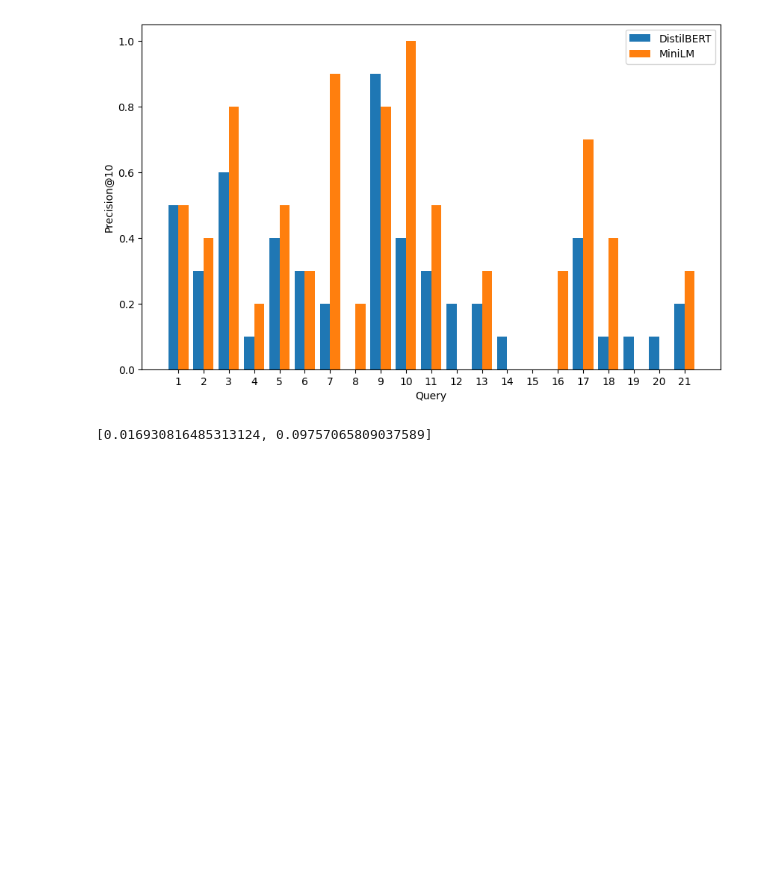
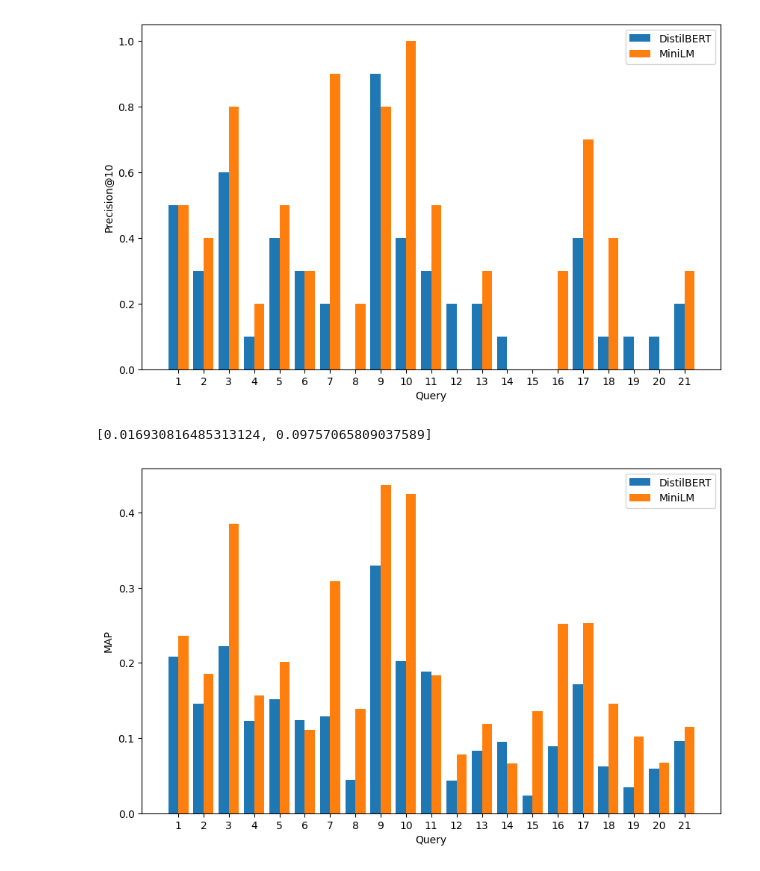
Before and after one commit to wyattmccurdy12/Project-Part-2, a Jupyter notebook: Post_Baseline_Run.ipynb, the cells around one changed output. Saved outputs shown, nothing was run; the diff lists cells and outputs as text; code cells hidden in the pictures; blank space fills up the shorter version.

Commit message:
plots of MAP and RP

```diff
--- a/Post_Baseline_Run.ipynb
+++ b/Post_Baseline_Run.ipynb
@@ -484,3 +486,27 @@ p_values = [ttest_rel(distilbert_majority_metrics["Precision@10"], minilm_majori
 p_values
 # %% [output]
 [0.016930816485313124, 0.09757065809037589]
+# %%
+# MAP for distilbert and minilm for majority
+# Create an array with the position of each bar along the x-axis
+x = np.arange(1, len(distilbert_majority_metrics["MAP"])+1)
+
+# Create the bar plot
+plt.figure(figsize=(10, 6))
+plt.bar(x - 0.2, distilbert_majority_metrics["MAP"], 0.4, label="DistilBERT")
+plt.bar(x + 0.2, minilm_majority_metrics["MAP"], 0.4, label="MiniLM")
+
+# Define the labels and title
+plt.xlabel("Query")
+plt.ylabel("MAP")
+
+# Set the x-ticks to be every integer from 1 through 21
+plt.xticks(np.arange(1, 22))
+
+# Add the legend
+plt.legend()
+
+# Show the plot
+plt.show()
+# %% [output]
+[figure, added]
```
Also changed, not shown: parts of 2 cells of this notebook, 2 other files.
